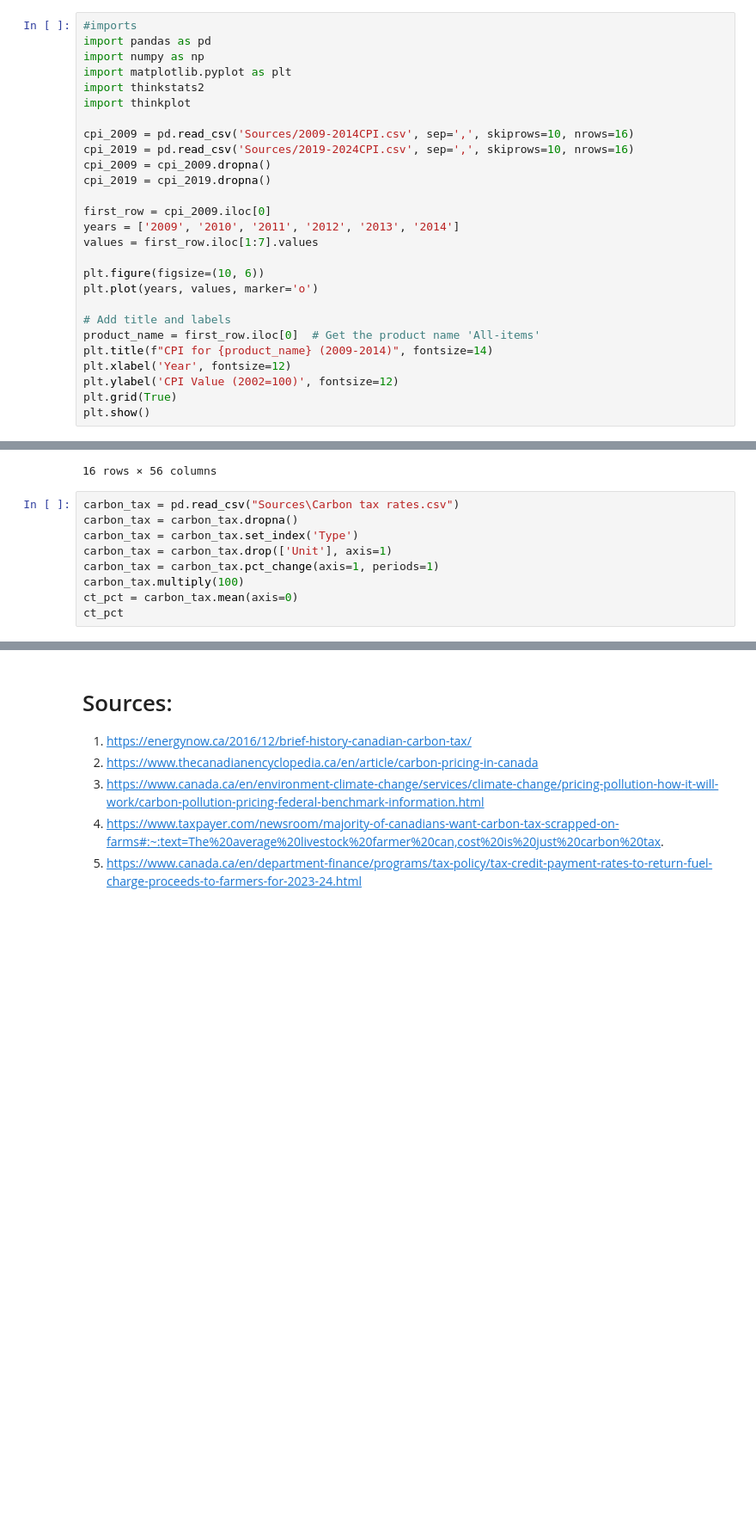
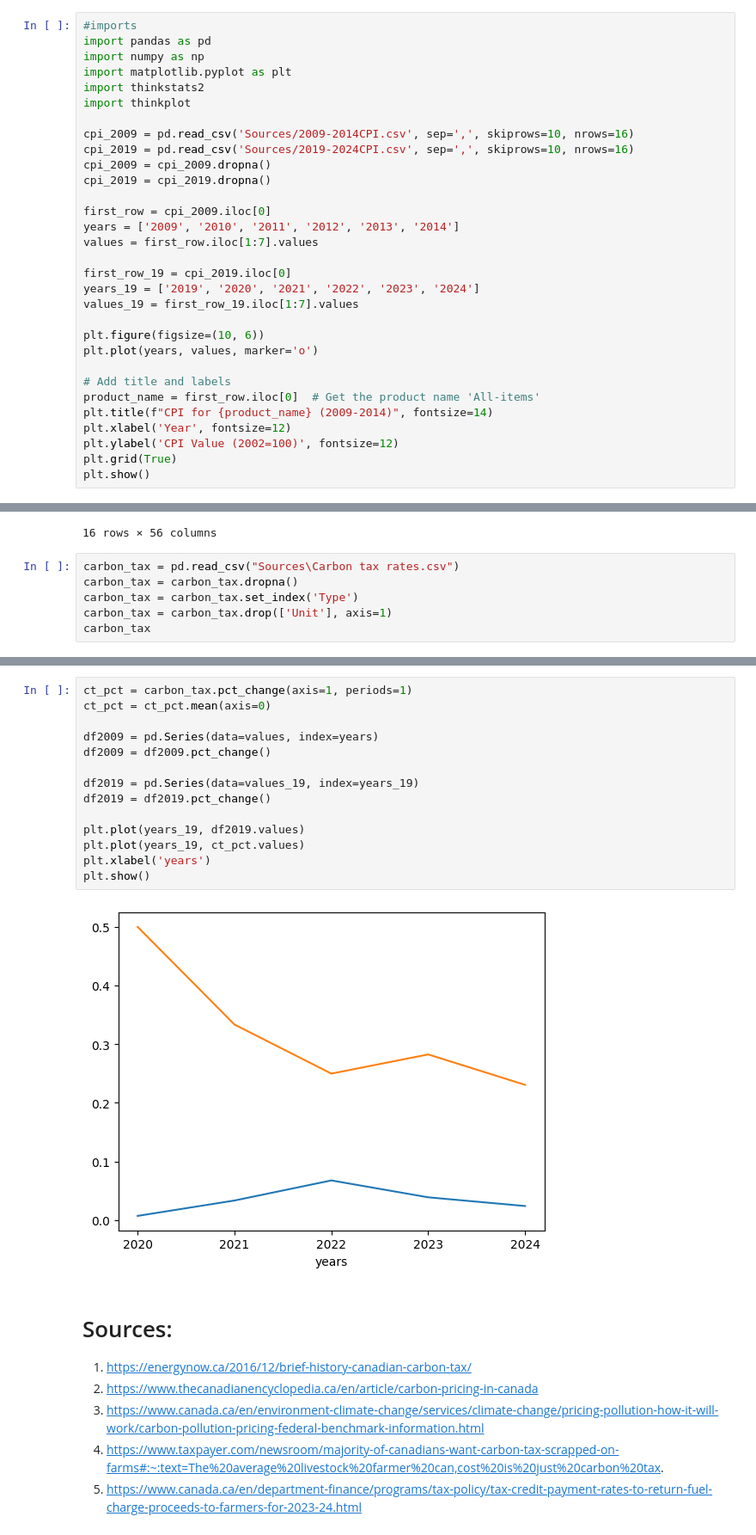
Before and after one commit to Matthew-S-Chiasson/CS2545-Analytics-on-the-price-of-Groceries-due-to-the-Carbon-Tax, a Jupyter notebook: Carbon_Tax_Data_Observations.ipynb, the cells around one changed output, grey strips where cells are left out. Shown at 86% size. Drawn from its saved outputs; the diff is of its cells as text; blank space fills up the shorter version.

```diff
--- a/Carbon_Tax_Data_Observations.ipynb
+++ b/Carbon_Tax_Data_Observations.ipynb
@@ -72,6 +72,10 @@ first_row = cpi_2009.iloc[0]
 years = ['2009', '2010', '2011', '2012', '2013', '2014']
 values = first_row.iloc[1:7].values
 
+first_row_19 = cpi_2019.iloc[0]
+years_19 = ['2019', '2020', '2021', '2022', '2023', '2024']
+values_19 = first_row_19.iloc[1:7].values
+
 plt.figure(figsize=(10, 6))
 plt.plot(years, values, marker='o')
 
@@ -141,8 +145,5 @@ carbon_tax = pd.read_csv("Sources\Carbon tax rates.csv")
 carbon_tax = carbon_tax.dropna()
 carbon_tax = carbon_tax.set_index('Type')
 carbon_tax = carbon_tax.drop(['Unit'], axis=1)
-carbon_tax = carbon_tax.pct_change(axis=1, periods=1)
-carbon_tax.multiply(100)
-ct_pct = carbon_tax.mean(axis=0)
-ct_pct
+carbon_tax
 # %% [output]
@@ -156,3 +170,19 @@ dtype: float64
+# %%
+ct_pct = carbon_tax.pct_change(axis=1, periods=1)
+ct_pct = ct_pct.mean(axis=0)
+
+df2009 = pd.Series(data=values, index=years)
+df2009 = df2009.pct_change()
+
+df2019 = pd.Series(data=values_19, index=years_19)
+df2019 = df2019.pct_change()
+
+plt.plot(years_19, df2019.values)
+plt.plot(years_19, ct_pct.values)
+plt.xlabel('years')
+plt.show()
+# %% [output]
+[figure, added]
 # %% [markdown]
 # Sources:
 
```
Also changed, not shown: parts of 2 cells of this notebook.
